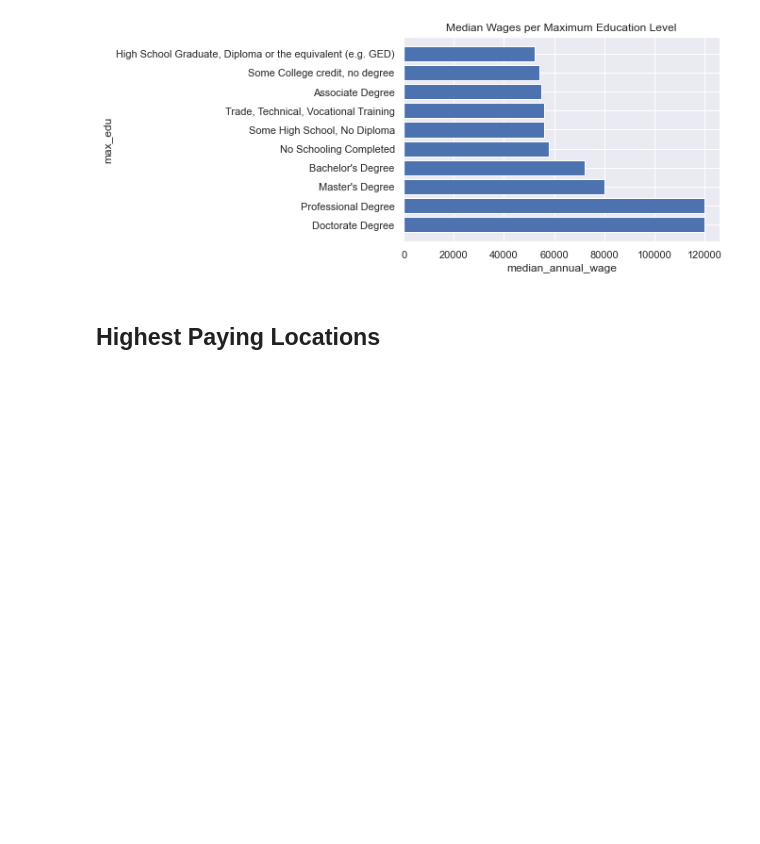
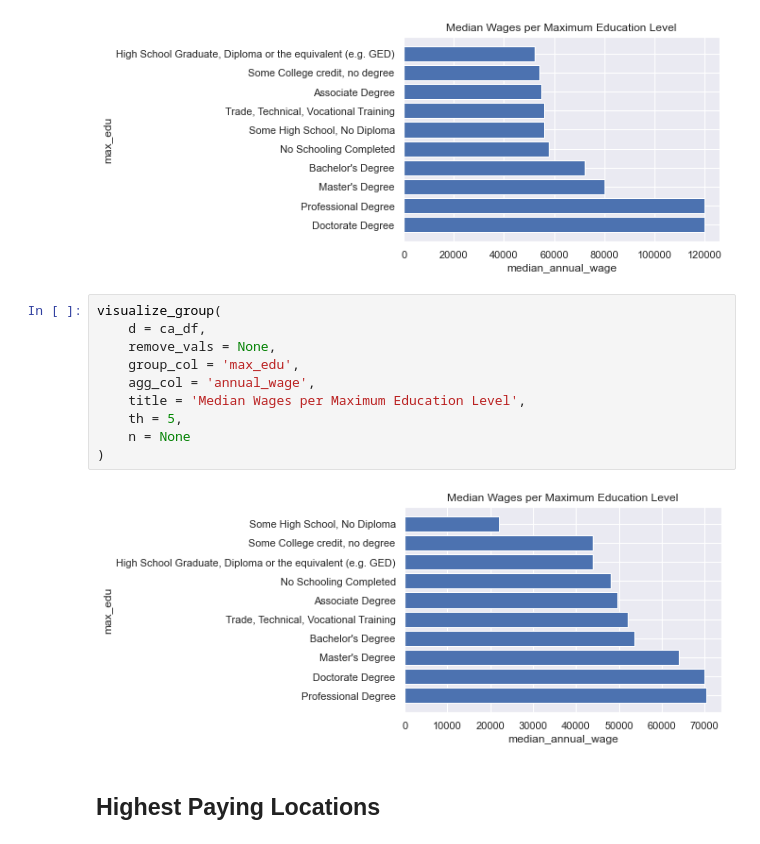
Before and after one commit to vatsal220/medium_articles, a Jupyter notebook: salary_analytics/salary.ipynb, the cells around one changed output. Drawn from its saved outputs; the diff is of its cells as text; blank space fills up the shorter version.

```diff
--- a/salary_analytics/salary.ipynb
+++ b/salary_analytics/salary.ipynb
@@ -564,6 +568,18 @@ visualize_group(
 )
 # %% [output]
 [figure]
+# %%
+visualize_group(
+    d = ca_df,
+    remove_vals = None,
+    group_col = 'max_edu',
+    agg_col = 'annual_wage',
+    title = 'Median Wages per Maximum Education Level',
+    th = 5,
+    n = None
+)
+# %% [output]
+[figure, added]
 # %% [markdown]
 ## Highest Paying Locations
 # %%
```
Also changed, not shown: parts of 1 cell of this notebook.
